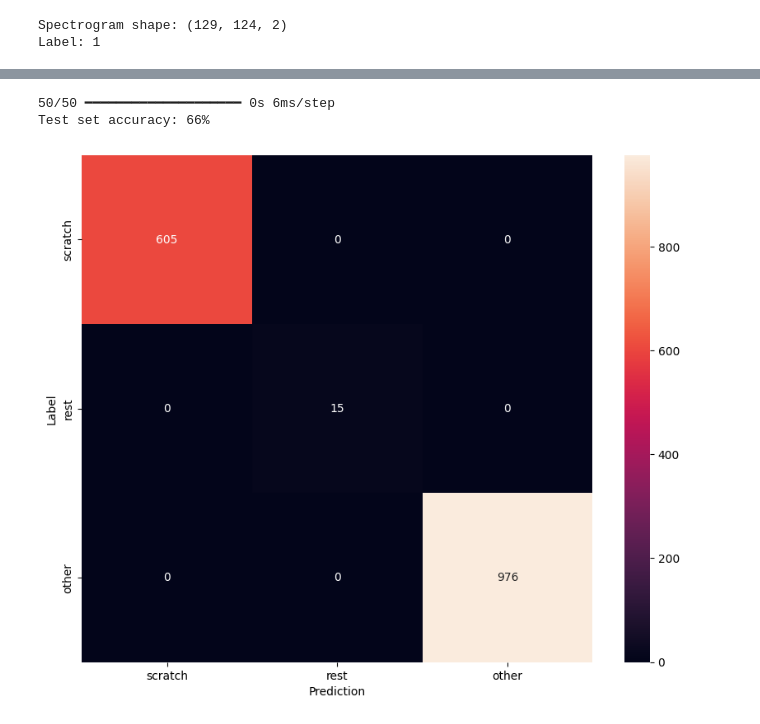
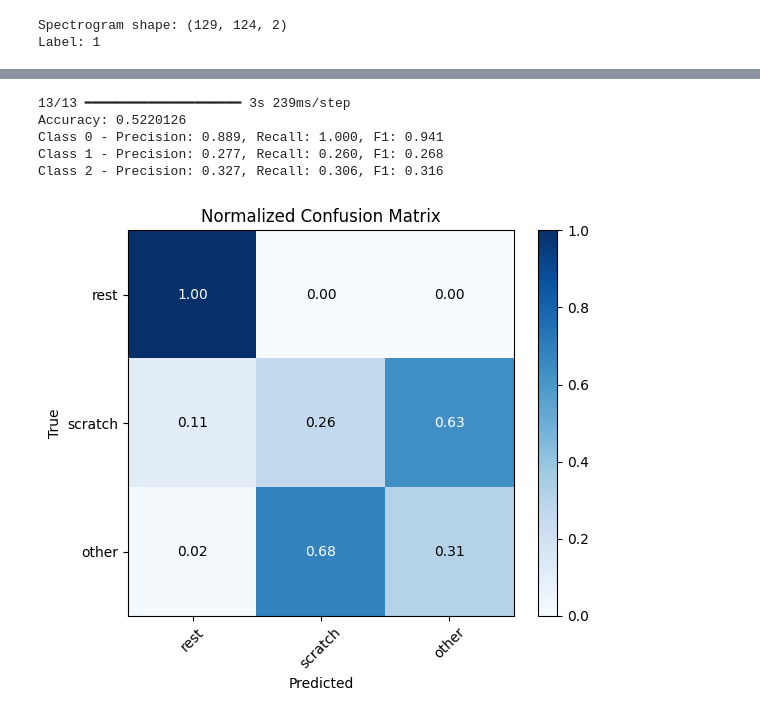
Before and after one commit to Aryanaut/ecz-ware, a Jupyter notebook: training/spectrogram.ipynb, the cells around one changed output, grey strips where cells are left out. Drawn from its saved outputs; the diff is of its cells as text; code cells hidden in the pictures.

```diff
--- a/training/spectrogram.ipynb
+++ b/training/spectrogram.ipynb
@@ -410,22 +429,56 @@ plt.show()
 # %%
-val_ds = complete_test_set.batch(batch_size).prefetch(tf.data.AUTOTUNE)
+import tensorflow as tf
+import numpy as np
+import matplotlib.pyplot as plt
 
-y_pred = np.argmax(model.predict(val_ds.map(lambda x, y: x)), axis=1)
-y_labels = label_all_test.numpy()
+# 1. Get predictions on the entire validation set
+y_true = np.concatenate([y for _, y in val_ds], axis=0)
+y_pred_probs = model.predict(val_ds)                # shape: (N, num_classes)
+y_pred = np.argmax(y_pred_probs, axis=1)            # predicted class indices
 
-test_acc = sum(y_pred == y_labels) / len(y_pred)
-print(f'Test set accuracy: {test_acc:.0%}')
+# 2. Compute confusion matrix (TF)
+num_classes = model.output_shape[-1]
+cm = tf.math.confusion_matrix(y_true, y_pred, num_classes=num_classes)
+cm = tf.cast(cm, tf.float32)
+
+# 3. Normalize confusion matrix for plotting
+cm_norm = cm / tf.reduce_sum(cm, axis=1, keepdims=True)
+
+# 4. Compute accuracy, precision, recall, F1
+accuracy = tf.reduce_mean(tf.cast(tf.equal(y_true, y_pred), tf.float32))
+
+precision = tf.linalg.diag_part(cm) / tf.reduce_sum(cm, axis=0)
+recall = tf.linalg.diag_part(cm) / tf.reduce_sum(cm, axis=1)
+f1 = 2 * precision * recall / (precision + recall + 1e-8)
+
+print("Accuracy:", accuracy.numpy())
+for i in range(num_classes):
+    print(f"Class {i} - Precision: {precision[i].numpy():.3f}, "
+          f"Recall: {recall[i].numpy():.3f}, F1: {f1[i].numpy():.3f}")
+
+# 5. Plot normalized confusion matrix
+plt.figure(figsize=(6, 5))
+plt.imshow(cm_norm.numpy(), cmap='Blues')
+plt.title("Normalized Confusion Matrix")
+plt.colorbar()
+plt.xticks(range(num_classes), ['rest', 'scratch', 'other'], rotation=45)
+plt.yticks(range(num_classes), ['rest', 'scratch', 'other'])
+plt.xlabel("Predicted")
+plt.ylabel("True")
+
+# Annotate each cell with its value
+for i in range(num_classes):
+    for j in range(num_classes):
+        plt.text(j, i, f"{cm_norm[i, j].numpy():.2f}",
+                 ha="center", va="center",
+                 color="white" if cm_norm[i, j] > 0.5 else "black")
+
+plt.tight_layout()
+plt.show()
 # %% [output]
-50/50 ━━━━━━━━━━━━━━━━━━━━ 0s 6ms/step
-Test set accuracy: 66%
+13/13 ━━━━━━━━━━━━━━━━━━━━ 3s 239ms/step
+Accuracy: 0.5220126
+Class 0 - Precision: 0.889, Recall: 1.000, F1: 0.941
+Class 1 - Precision: 0.277, Recall: 0.260, F1: 0.268
+Class 2 - Precision: 0.327, Recall: 0.306, F1: 0.316
+[figure, added]
-# %%
-commands = ['scratch', 'rest', 'other']
-confusion_mtx = tf.math.confusion_matrix(y_pred, y_pred)
-plt.figure(figsize=(10, 8))
-sns.heatmap(confusion_mtx, xticklabels=commands, yticklabels=commands,
-            annot=True, fmt='g')
-plt.xlabel('Prediction')
-plt.ylabel('Label')
-plt.show()
-# %% [output]
-[figure, removed]
```
Also changed, not shown: parts of 11 cells of this notebook, 1 other file.
